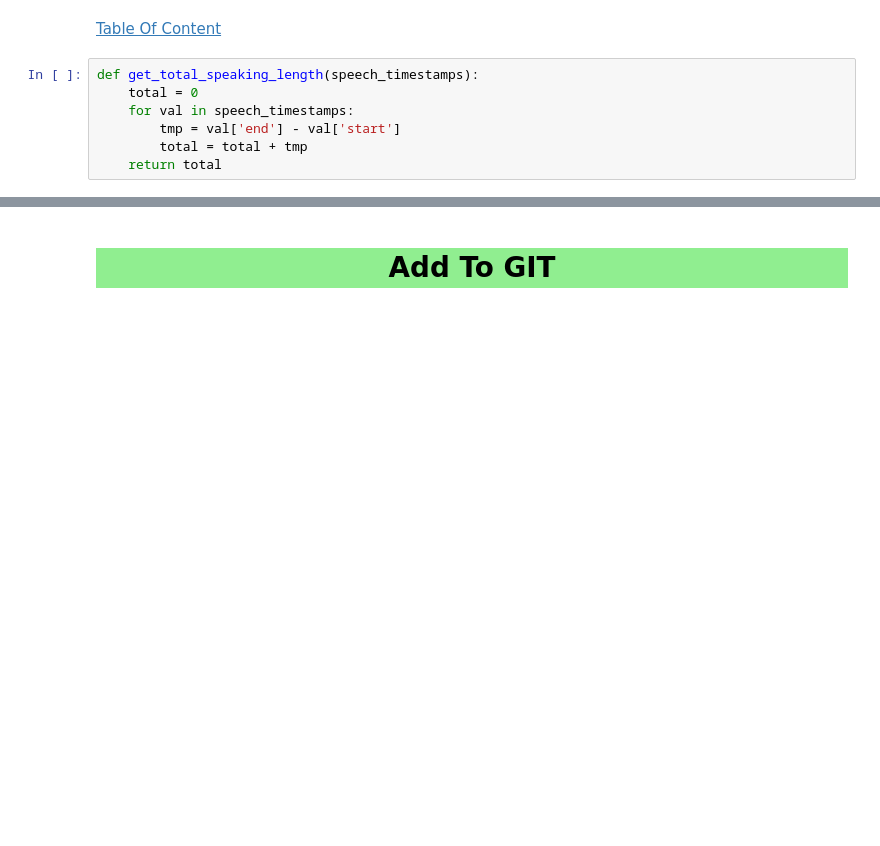
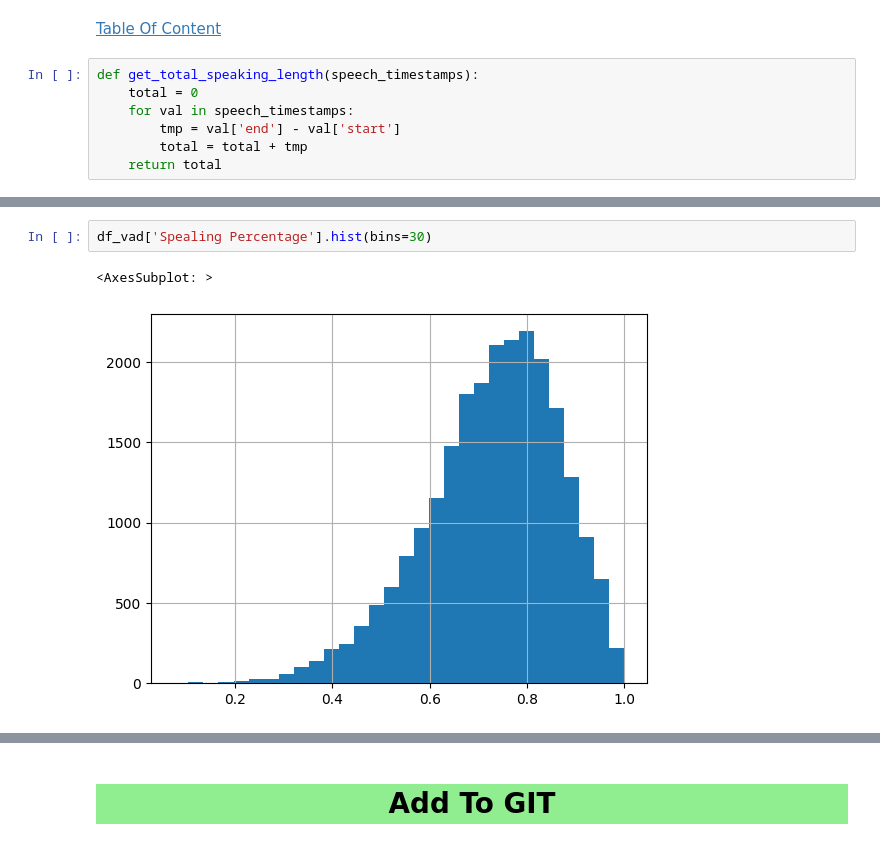
Before and after one commit to amitliron/Voice, a Jupyter notebook: Main_Notebook.ipynb, the cells around one changed output, grey strips where cells are left out. Cells and saved outputs as stored; diff of their text form; blank space fills up the shorter version.

```diff
--- a/Main_Notebook.ipynb
+++ b/Main_Notebook.ipynb
@@ -245,0 +258,5 @@ df_vad = pd.read_csv("/home/amitli/Repo/Voice/Results/vad.csv")
+# %%
+df_vad['Spealing Percentage'].hist(bins=30)
+# %% [output]
+<AxesSubplot: >
+[figure, added]
```
Also changed, not shown: parts of 15 cells of this notebook.
